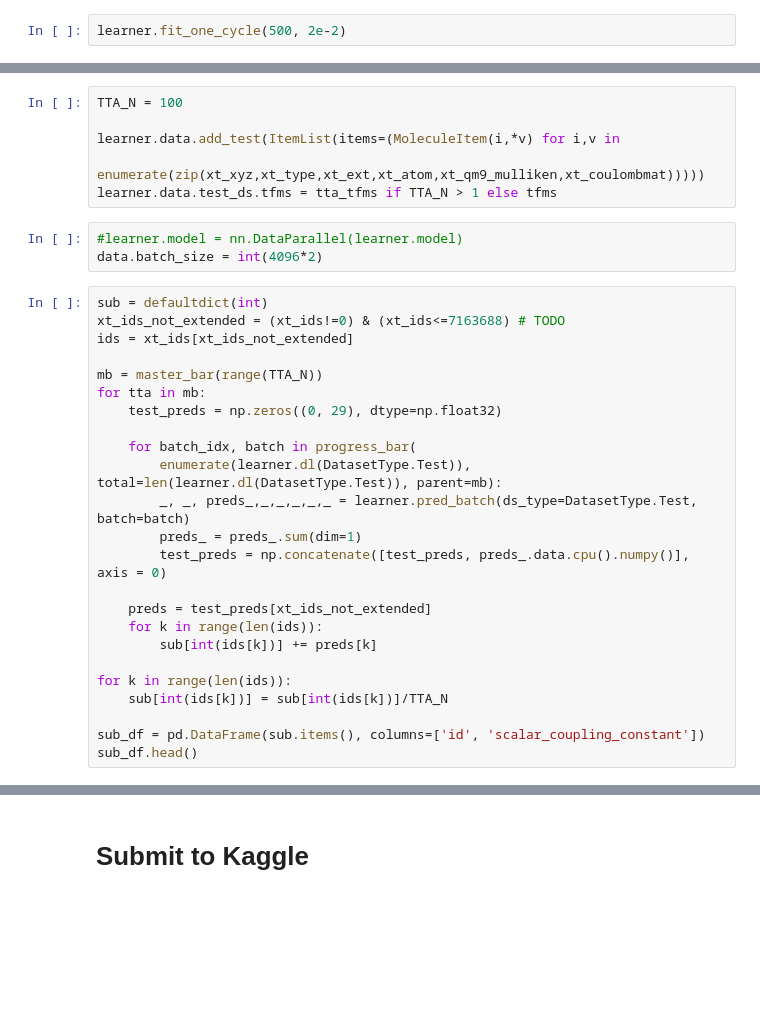
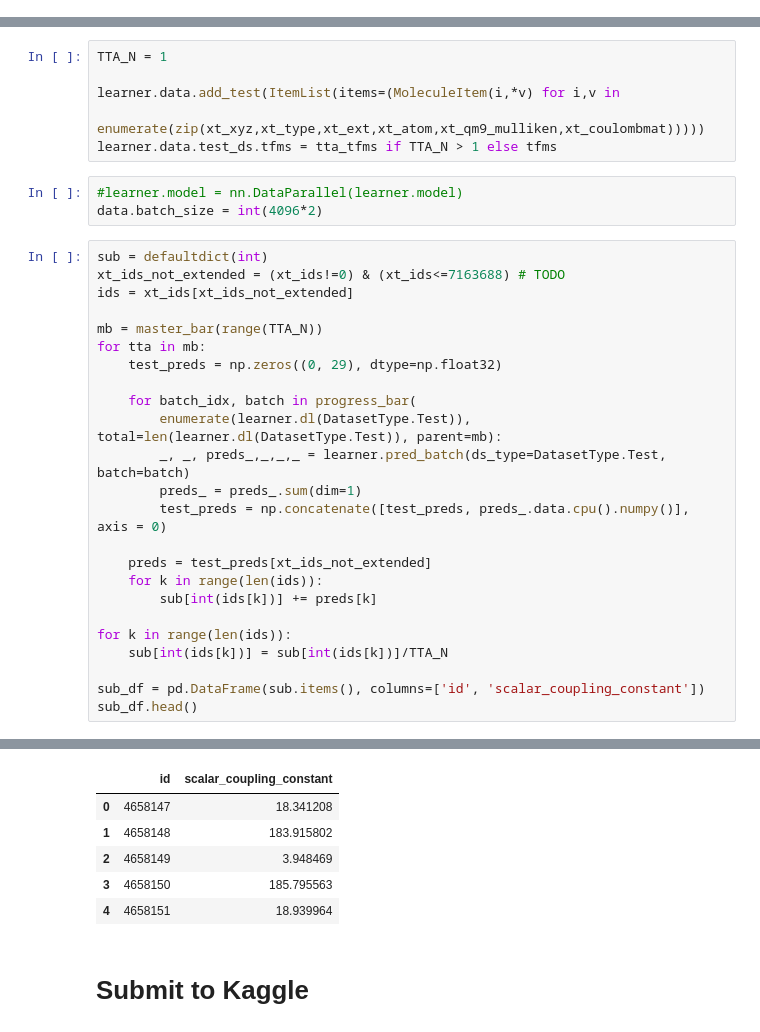
Before and after one commit to antorsae/champs-scalar-coupling, a Jupyter notebook: transformer.ipynb, the cells around one changed output, grey strips where cells are left out. Saved outputs shown, nothing was run; the diff lists cells and outputs as text; blank space fills up the shorter version.

```diff
--- a/transformer.ipynb
+++ b/transformer.ipynb
@@ -896,5 +907,3 @@ learner.recorder.plot_metrics()
-# %%
-learner.fit_one_cycle(500, 2e-2)
 # %% [markdown]
 ## Optional Fine tune regular fit
 # %%
@@ -956,5 +977,5 @@ xt_qm9_mulliken = load_fn(f'xt_qm9_mulliken{ext}.npy')
 # %%
-TTA_N = 100
+TTA_N = 1
 
 learner.data.add_test(ItemList(items=(MoleculeItem(i,*v) for i,v in
                               enumerate(zip(xt_xyz,xt_type,xt_ext,xt_atom,xt_qm9_mulliken,xt_coulombmat)))))
@@ -973,7 +994,7 @@ for tta in mb:
 
     for batch_idx, batch in progress_bar(
         enumerate(learner.dl(DatasetType.Test)), total=len(learner.dl(DatasetType.Test)), parent=mb):
-        _, _, preds_,_,_,_,_,_ = learner.pred_batch(ds_type=DatasetType.Test, batch=batch)
+        _, _, preds_,_,_,_ = learner.pred_batch(ds_type=DatasetType.Test, batch=batch)
         preds_ = preds_.sum(dim=1)
         test_preds = np.concatenate([test_preds, preds_.data.cpu().numpy()], axis = 0)
 
@@ -986,3 +1007,4 @@ for k in range(len(ids)):
 
 sub_df = pd.DataFrame(sub.items(), columns=['id', 'scalar_coupling_constant'])
 sub_df.head()
+# %% [output]
@@ -989,3 +1012,9 @@ sub_df.head()
+|  | id | scalar_coupling_constant |
+| 0 | 4658147 | 18.341208 |
+| 1 | 4658148 | 183.915802 |
+| 2 | 4658149 | 3.948469 |
+| 3 | 4658150 | 185.795563 |
+| 4 | 4658151 | 18.939964 |
 # %% [markdown]
 # Submit to Kaggle
 # %%
```
Also changed, not shown: parts of 13 cells of this notebook, 1 other file.
